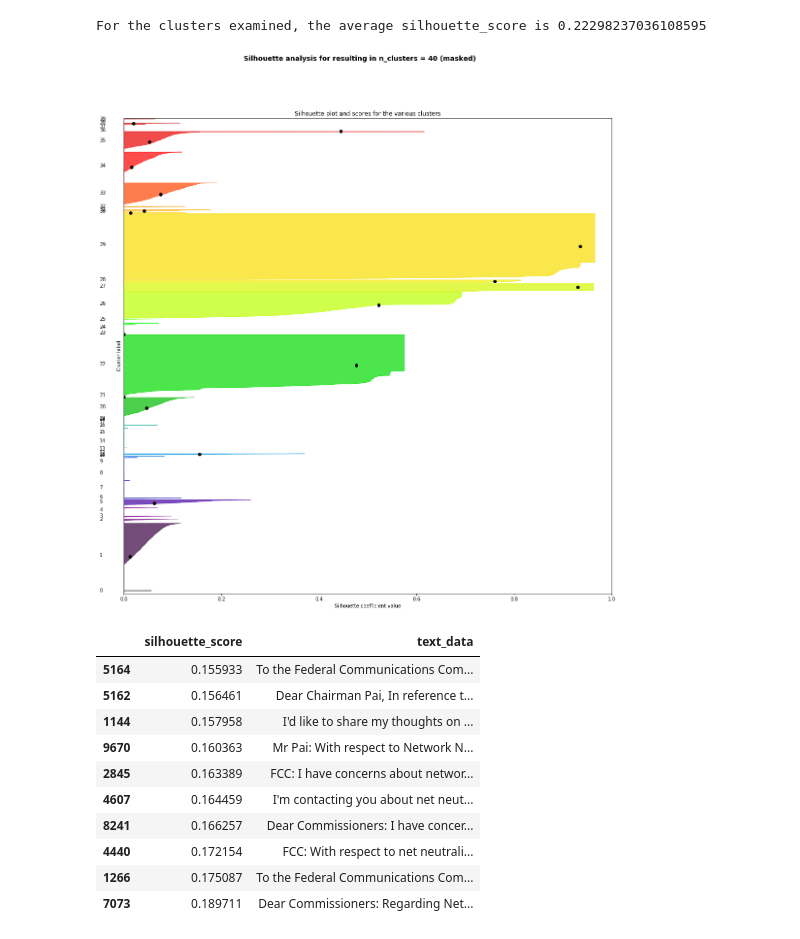
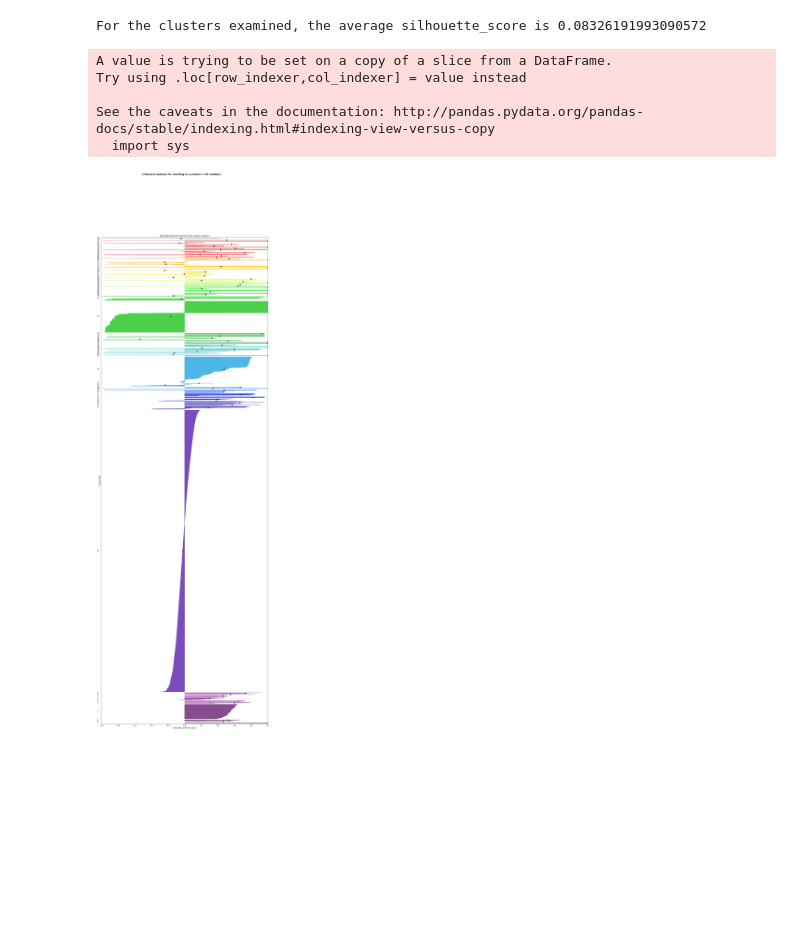
Before and after one commit to j2kao/fcc_nn_research, a Jupyter notebook: proc_17_108_analysis_jeffykao_EDA.ipynb, the cells around one changed output. Drawn from its saved outputs; the diff is of its cells as text; code cells hidden in the pictures; blank space fills up the shorter version.

```diff
--- a/proc_17_108_analysis_jeffykao_EDA.ipynb
+++ b/proc_17_108_analysis_jeffykao_EDA.ipynb
@@ -15,5 +18,10 @@ Wall time: 21 s
 # %%
-nlp = spacy.load("en", tagger=False, entity=False, matcher=False, parser=False)
+nlp = None
+try:
+    nlp = spacy.load("en", tagger=False, entity=False, matcher=False, parser=False)
+except:
+    import en_core_web_md
+    nlp = en_core_web_md.load(tagger=False, entity=False, matcher=False, parser=False)
 # %%
 #take a sample to vectorize and cluster with dbscan
 sample_size = 10000 # can play with this - starts to get unmanageable on my desktop @ sample_size > 100000
@@ -47,3 +55,6 @@ Wall time: 8.67 s
+# %%
+#use the euclidean distance of the l2-normalized vectors (angular distance), which is proportional to the cosine distance
+norm_doc_vecs = normalize(doc_vecs, norm='l2')
 # %%
 # play with eps and metric
 # higher eps will take *much* more time & resources
@@ -54,4 +66,7 @@ clusterer = AgglomerativeClustering(n_clusters=40, linkage='ward')
+# %%
+# can also try HDBSCAN
+clusterer = HDBSCAN(min_cluster_size=5)
 # %%
 %%time
-labels = clusterer.fit_predict(doc_vecs)
+labels = clusterer.fit_predict(norm_doc_vecs)
 # %% [output]
@@ -104,7 +119,7 @@ print(f"For the clusters examined, the average silhouette_score is {silhouette_a
 # Compute the silhouette scores for each sample
 sample_silhouette_values = silhouette_samples(features, cluster_labels)
 # %% [output]
-For the clusters examined, the average silhouette_score is 0.22298237036108595
+For the clusters examined, the average silhouette_score is 0.08326191993090572
 # %%
 # Plot to get a sense of density and separation of the formed clusters
 import matplotlib.pyplot as plt
@@ -115,45 +130,51 @@ import matplotlib.cm as cm
 X_masked['silhouette_score'] = sample_silhouette_values
 
 fig, ax1 = plt.subplots(1, 1)
-fig.set_size_inches(18, 18)
+fig.set_size_inches(18, 54)
+ax1.set_autoscaley_on(True)
 
 # xlim -> silhouette coefficient range (unlikely negative in our case)
-ax1.set_xlim([0.0, 1.0])
+ax1.set_xlim([-1.0, 1.0])
 ax1.set_ylim([0, len(X_masked) + (n_clusters + 1) * 10])
 
 y_lower = 10
 for i in mask:
     # Aggregate and sort to get a profile for cluster i
     ith_cluster_silhouette_values = sample_silhouette_values[cluster_labels == i]
     ith_cluster_silhouette_values.sort()
     size_cluster_i = ith_cluster_silhouette_values.shape[0]
     y_upper = y_lower + size_cluster_i
 
     # Draw
-    color = cm.spectral(float(i) / n_clusters)
+    color = cm.nipy_spectral(float(i) / n_clusters)
     ax1.fill_betweenx(np.arange(y_lower, y_upper),
                       0, ith_cluster_silhouette_values,
                       facecolor=color, edgecolor=color, alpha=0.7)
 
     # Label
-    ax1.text(-0.05, y_lower + 0.5 * size_cluster_i, str(i))
+    ax1.text(-1.05, y_lower + 0.5 * size_cluster_i, str(i))
 
     # A dab at the average silhouette score for cluster i
     ax1.scatter(x=ith_cluster_silhouette_values.mean(), y=y_lower + 0.5 * size_cluster_i, color='k')
 
     # Compute the new y_lower for next cluster
     y_lower = y_upper + 10
 
 ax1.set_title("Silhouette plot and scores for the various clusters")
 ax1.set_xlabel("Silhouette coefficient value")
 ax1.set_ylabel("Cluster label")
 ax1.set_yticks([])  # clear
-ax1.set_xticks([0, 0.2, 0.4, 0.6, 0.8, 1])
+ax1.set_xticks([-1, -0.8, -0.6, -0.4, -0.2, 0, 0.2, 0.4, 0.6, 0.8, 1])
 
 plt.suptitle(f"Silhouette analysis for resulting in n_clusters = {n_clusters} (masked)",
              fontsize=14, fontweight='bold')
 
 plt.show()
 # %% [output]
+A value is trying to be set on a copy of a slice from a DataFrame.
+Try using .loc[row_indexer,col_indexer] = value instead
+
+See the caveats in the documentation: http://pandas.pydata.org/pandas-docs/stable/indexing.html#indexing-view-versus-copy
+  import sys
-[figure, old version]
+[figure, new version]
 # %%
@@ -163,18 +188,0 @@ cluster_to_check = X_masked[X_masked['cluster'] == cluster_num][['silhouette_sco
-# %%
-# poke around to make sure it looks reasonable and we can pick out a signature string from it
-
-#cluster_to_check.head(10)
-cluster_to_check.tail(10)
-#cluster_to_check.sample(50)
-# %% [output]
-|  | silhouette_score | text_data |
-| 5164 | 0.155933 | To the Federal Communications Com... |
-| 5162 | 0.156461 | Dear Chairman Pai, In reference t... |
-| 1144 | 0.157958 | I'd like to share my thoughts on ... |
-| 9670 | 0.160363 | Mr Pai: With respect to Network N... |
-| 2845 | 0.163389 | FCC: I have concerns about networ... |
-| 4607 | 0.164459 | I'm contacting you about net neut... |
-| 8241 | 0.166257 | Dear Commissioners: I have concer... |
-| 4440 | 0.172154 | FCC: With respect to net neutrali... |
-| 1266 | 0.175087 | To the Federal Communications Com... |
-| 7073 | 0.189711 | Dear Commissioners: Regarding Net... |
```
Also changed, not shown: parts of 10 cells of this notebook, 1 other file.
